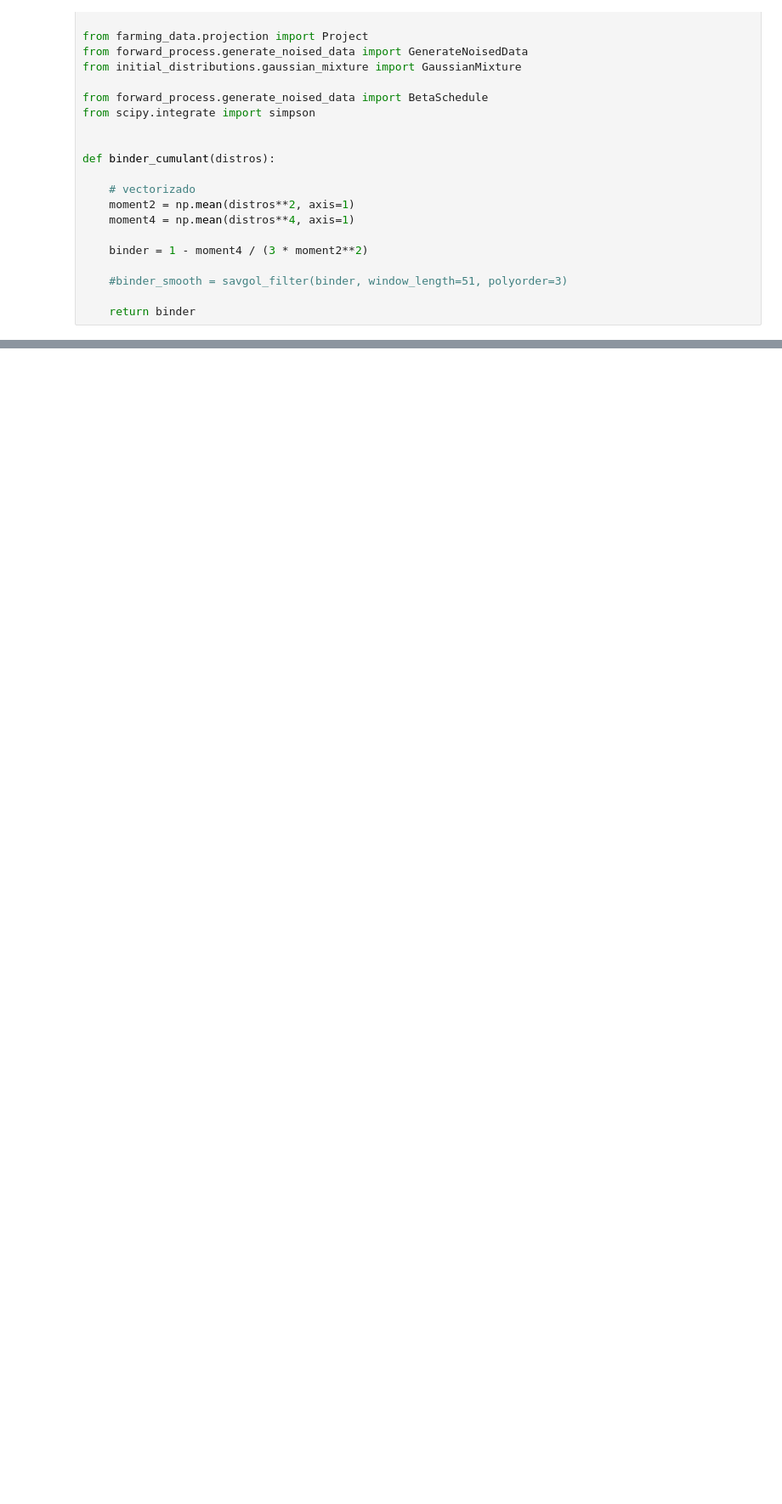
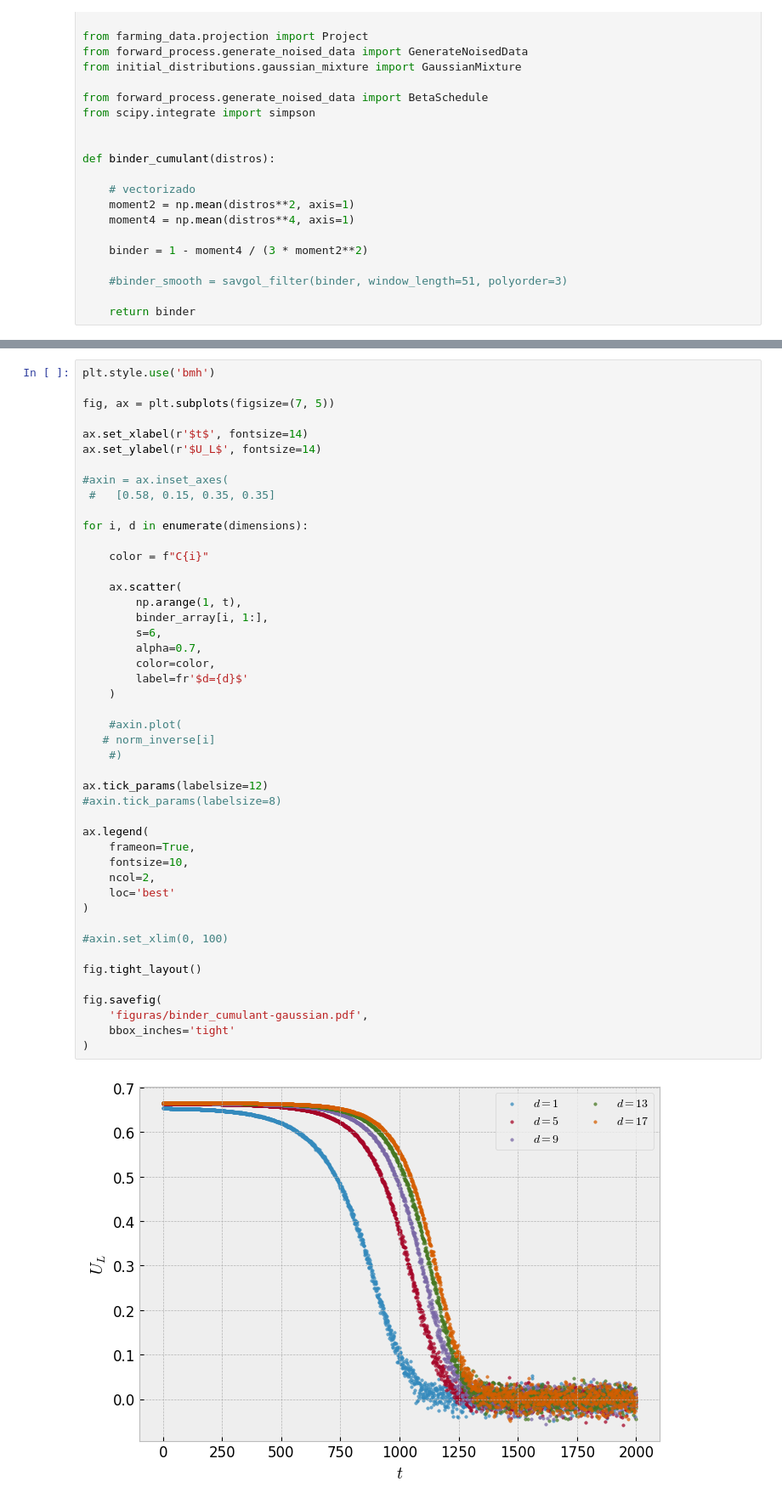
Before and after one commit to W-physics/Tesis, a Jupyter notebook: Gaussian_mixtures_analysis.ipynb, the cells around one changed output, grey strips where cells are left out. Shown at 85% size. Drawn from its saved outputs; the diff is of its cells as text; blank space fills up the shorter version.

Commit message:
binder_g

```diff
--- a/Gaussian_mixtures_analysis.ipynb
+++ b/Gaussian_mixtures_analysis.ipynb
@@ -60,0 +75,48 @@ ax.legend()
+# %%
+plt.style.use('bmh')
+
+fig, ax = plt.subplots(figsize=(7, 5))
+
+ax.set_xlabel(r'$t$', fontsize=14)
+ax.set_ylabel(r'$U_L$', fontsize=14)
+
+#axin = ax.inset_axes(
+ #   [0.58, 0.15, 0.35, 0.35]
+
+for i, d in enumerate(dimensions):
+
+    color = f"C{i}"
+
+    ax.scatter(
+        np.arange(1, t),
+        binder_array[i, 1:],
+        s=6,
+        alpha=0.7,
+        color=color,
+        label=fr'$d={d}$'
+    )
+
+    #axin.plot(
+   # norm_inverse[i]
+    #)
+
+ax.tick_params(labelsize=12)
+#axin.tick_params(labelsize=8)
+
+ax.legend(
+    frameon=True,
+    fontsize=10,
+    ncol=2,
+    loc='best'
+)
+
+#axin.set_xlim(0, 100)
+
+fig.tight_layout()
+
+fig.savefig(
+    'figuras/binder_cumulant-gaussian.pdf',
+    bbox_inches='tight'
+)
+# %% [output]
+[figure, added]
```
Also changed, not shown: parts of 3 cells of this notebook, 2 other files.
